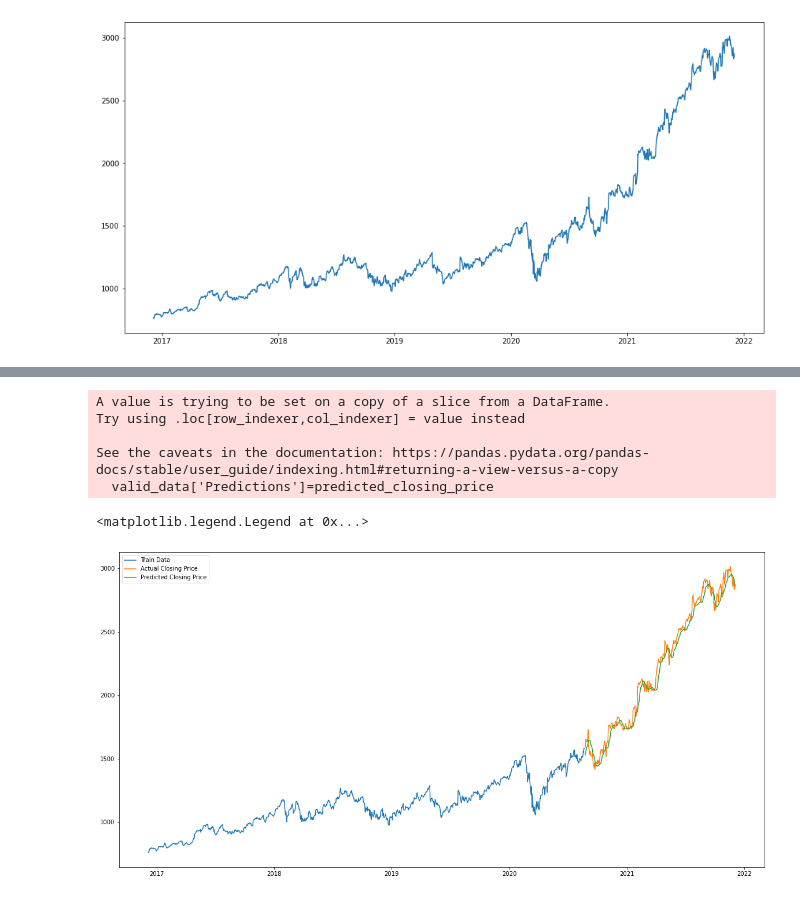
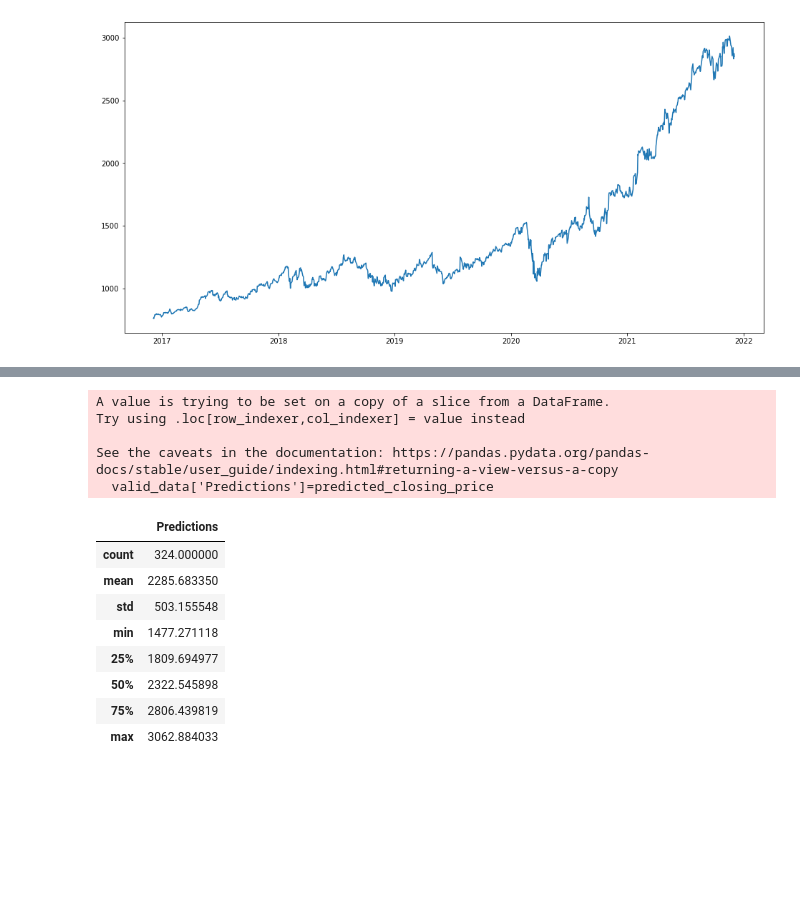
Before and after one commit to DeanMcG/4thYearProject, a Jupyter notebook: appTest.ipynb, the cells around one changed output, grey strips where cells are left out. Saved outputs shown, nothing was run; the diff lists cells and outputs as text; code cells hidden in the pictures; blank space fills up the shorter version.

```diff
--- a/appTest.ipynb
+++ b/appTest.ipynb
@@ -111,19 +111,24 @@ predicted_closing_price=lstm_model.predict(X_test)
 predicted_closing_price=scaler.inverse_transform(predicted_closing_price)
 
 lstm_model.save("saved_lstm_model.h5")
-
-train_data=new_dataset[:935]
-valid_data=new_dataset[935:]
-valid_data['Predictions']=predicted_closing_price
-plt.plot(train_data["Close"], label="Train Data")
-plt.plot(valid_data['Close'], label="Actual Closing Price")
-plt.plot(valid_data['Predictions'], label="Predicted Closing Price")
-plt.legend(loc="upper left")
-# %% [output]
-A value is trying to be set on a copy of a slice from a DataFrame.
-Try using .loc[row_indexer,col_indexer] = value instead
-
-See the caveats in the documentation: https://pandas.pydata.org/pandas-docs/stable/user_guide/indexing.html#returning-a-view-versus-a-copy
-  valid_data['Predictions']=predicted_closing_price
-<matplotlib.legend.Legend at 0x...>
-[figure, removed]
+# %%
+train_data=new_dataset[:935]
+valid_data=new_dataset[935:]
+valid_data['Predictions']=predicted_closing_price
+
+valid_data.describe()
+# %% [output]
+A value is trying to be set on a copy of a slice from a DataFrame.
+Try using .loc[row_indexer,col_indexer] = value instead
+
+See the caveats in the documentation: https://pandas.pydata.org/pandas-docs/stable/user_guide/indexing.html#returning-a-view-versus-a-copy
+  valid_data['Predictions']=predicted_closing_price
+|  | Predictions |
+| count | 324.000000 |
+| mean | 2285.683350 |
+| std | 503.155548 |
+| min | 1477.271118 |
+| 25% | 1809.694977 |
+| 50% | 2322.545898 |
+| 75% | 2806.439819 |
+| max | 3062.884033 |
```
Also changed, not shown: parts of 2 cells of this notebook, 2 other files.
